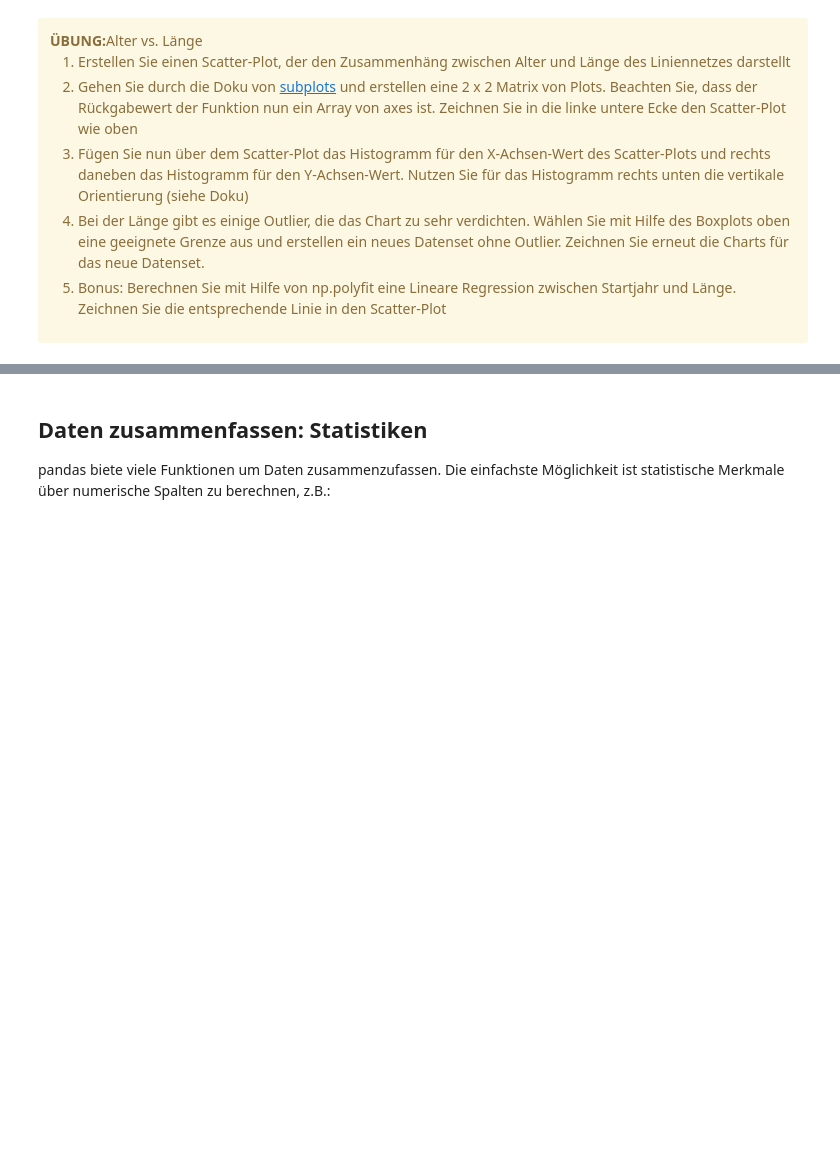
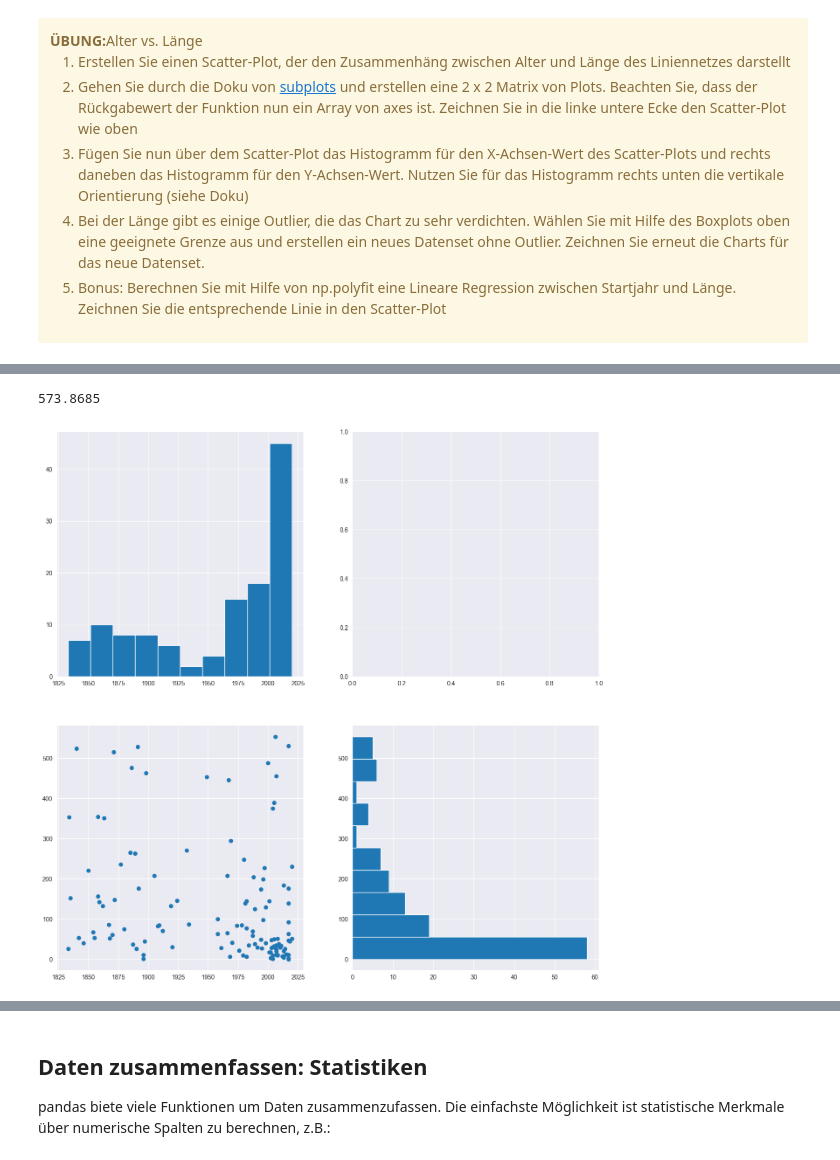
Before and after one commit to Moritz148/data-analytics-project, a Jupyter notebook: data-understanding-uebungen/20-daten-exploration.ipynb, the cells around one changed output, grey strips where cells are left out. Saved outputs shown, nothing was run; the diff lists cells and outputs as text; code cells hidden in the pictures; blank space fills up the shorter version.

```diff
--- a/data-understanding-uebungen/20-daten-exploration.ipynb
+++ b/data-understanding-uebungen/20-daten-exploration.ipynb
@@ -178,5 +189,19 @@ plt.show()
 # 2. und 3.
 # %%
 # 4.
+Q1 = cities['length_km'].quantile(0.25)
+Q2 = cities['length_km'].quantile(0.75)
+upper_threshold = Q2 + 1.5 * (Q2-Q1)
+print(upper_threshold)
+
+cities_threshold = cities[cities['length_km'] <= 575]
+fig, ax = plt.subplots(2, 2, figsize=(16, 16))
+ax[0,0].hist(cities_threshold['start_year'])
+ax[1,1].hist(cities_threshold['length_km'], orientation='horizontal')
+ax[1,0].scatter(cities_threshold['start_year'], cities_threshold['length_km'])
+plt.show()
+# %% [output]
+573.8685
+[figure, added]
 # %%
 # 5.
```
Also changed, not shown: parts of 14 cells of this notebook.
